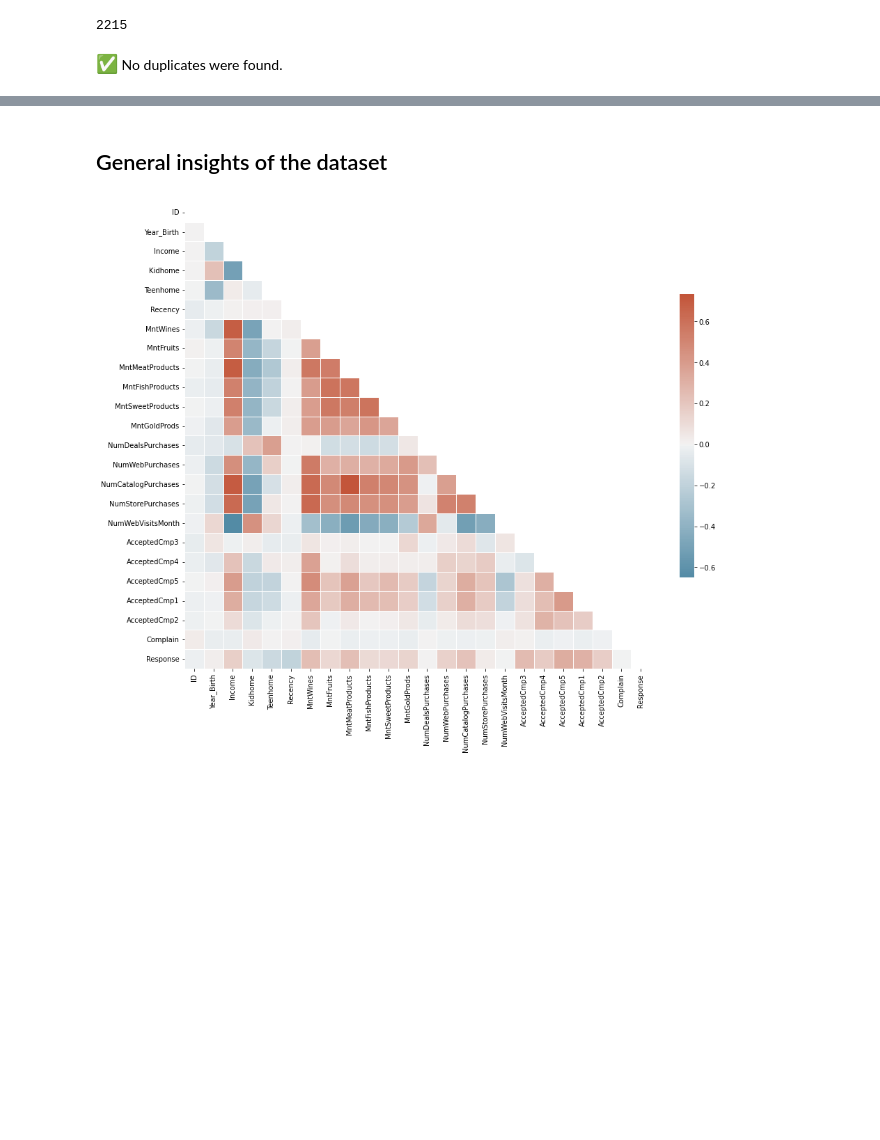
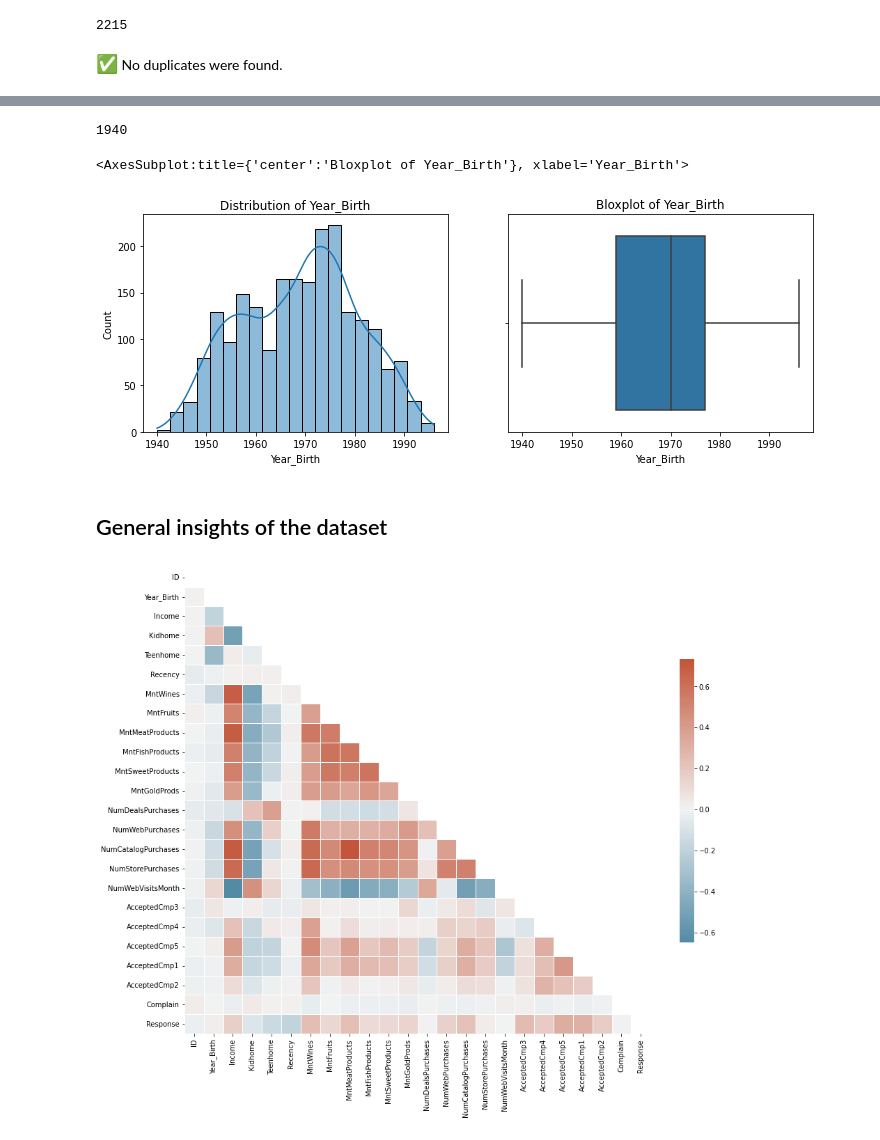
Before and after one commit to drsouzap/personal_challenges, a Jupyter notebook: Marketing_Analytics_Kaggle.ipynb, the cells around one changed output, grey strips where cells are left out. Saved outputs shown, nothing was run; the diff lists cells and outputs as text; code cells hidden in the pictures; blank space fills up the shorter version.

```diff
--- a/Marketing_Analytics_Kaggle.ipynb
+++ b/Marketing_Analytics_Kaggle.ipynb
@@ -140,0 +194,3 @@ len(data)
+# %%
+#Rows with axis 239, 339 and 192 have a wrong year birth data. Remove data
+data = data.drop(index=[239,339,192]).sort_values(by="Year_Birth")
@@ -141,3 +213,20 @@ len(data)
+# %%
+#Checking birth dates
+data["Year_Birth"].min()
+# %% [output]
+1940
+# %%
+#Checling garphs for Year_birth
+fig, ax = plt.subplots(1, 2, figsize =(12,4))
+
+ax[0].set_title(f'Distribution of Year_Birth')
+sns.histplot(x= data["Year_Birth"], kde= True, ax=ax[0])
+
+ax[1].set_title(f'Bloxplot of Year_Birth')
+sns.boxplot(x=data["Year_Birth"], ax=ax[1])
+# %% [output]
+<AxesSubplot:title={'center':'Bloxplot of Year_Birth'}, xlabel='Year_Birth'>
+[figure, added]
 # %% [markdown]
 ## General insights of the dataset
 # %%
```
Also changed, not shown: parts of 5 cells of this notebook.
